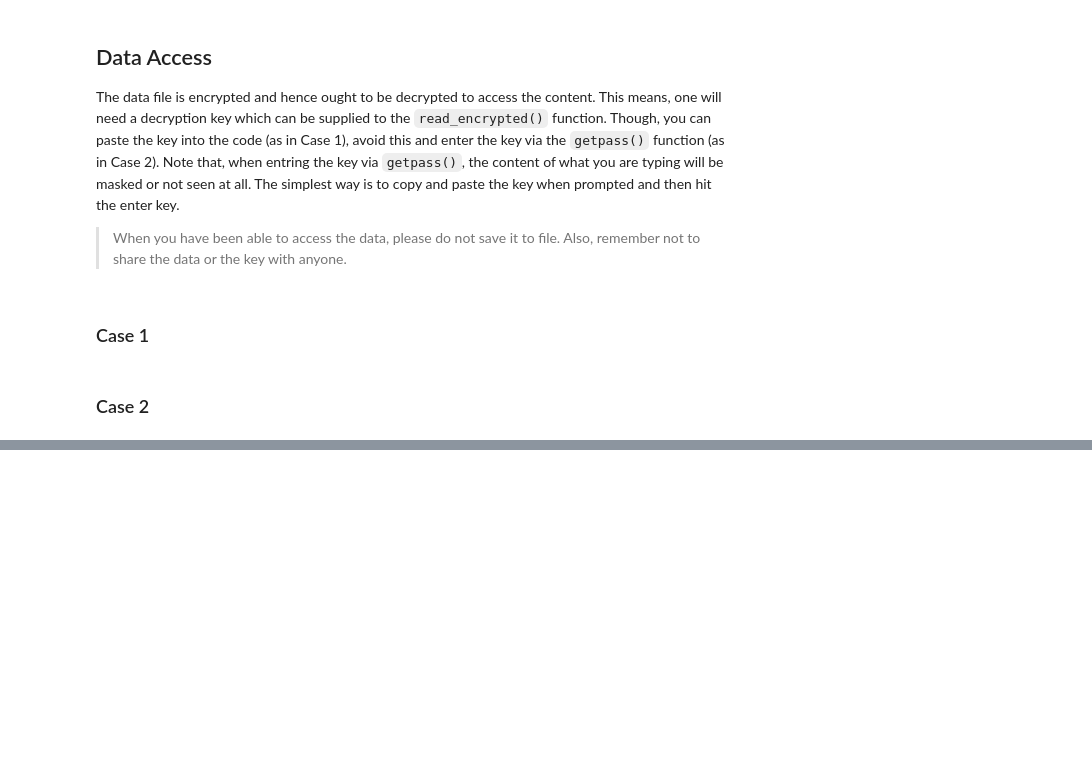
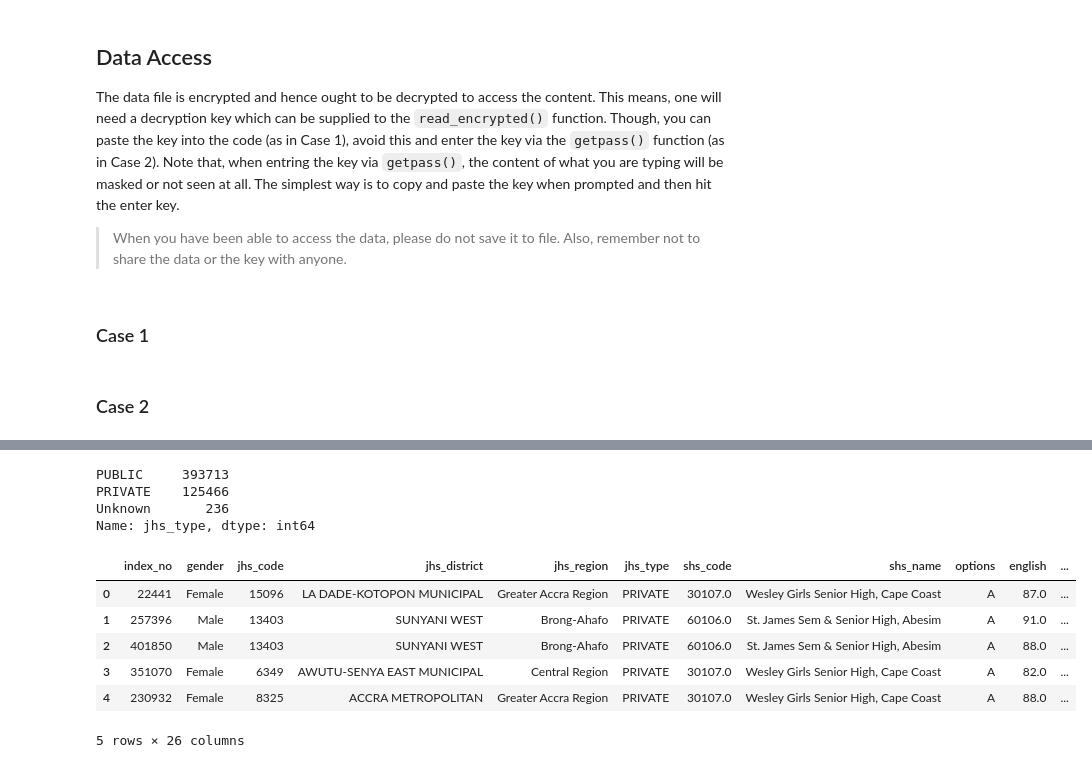
Before and after one commit to geshun/gh-bece-placement, a Jupyter notebook: bece-placement.ipynb, the cells around one changed output, grey strips where cells are left out. Cells and saved outputs as stored; diff of their text form; code cells hidden in the pictures; blank space fills up the shorter version.

```diff
--- a/bece-placement.ipynb
+++ b/bece-placement.ipynb
@@ -22,0 +114,2 @@ df.shape
+# %%
+df['dtrack'] = df['dtrack'].str.title()
@@ -22,0 +362,35 @@ df.shape
+# %%
+def mutate_elective(x):
+    if x in ["B.D.T./PRE-TECH", "B.D.T/PRE-TECH", "BDT/PRE-TECH", "B.D.T./PRE-TECH."]:
+        return "BDT Pre-Tech."
+    elif x in ["B.D.T./HOME ECONS.", "BDT/HOME ECONS"]:
+        return "BDT Home Econs."
+    elif x in ["REL.& MORAL EDUC.", "RME", "REL.& MORAL EDUC"]:
+        return "Rel. & Moral Educ."
+    elif x in ["INFO. & COMM.TECH.", "ICT"]:
+        return "Info. & Comm. Tech."
+    elif x in ["B.D.T./VISUAL ARTS"]:
+        return "BDT Visual Arts"
+    else:
+        return x.title()
+# %%
+df['best_elective_1_name'] = df['best_elective_1_name'].map(mutate_elective, na_action="ignore")
+# %%
+df['best_elective_2_name'] = df['best_elective_2_name'].map(mutate_elective, na_action="ignore")
+# %%
+df["jhs_type"].value_counts()
+# %% [output]
+PUBLIC     393713
+PRIVATE    125466
+Unknown       236
+Name: jhs_type, dtype: int64
+# %%
+df.head()
+# %% [output]
+|  | index_no | gender | jhs_code | jhs_district | jhs_region | jhs_type | shs_code | shs_name | options | english | ... |
+| 0 | 22441 | Female | 15096 | LA DADE-KOTOPON MUNICIPAL | Greater Accra Region | PRIVATE | 30107.0 | Wesley Girls Senior High, Cape Coast | A | 87.0 | ... |
+| 1 | 257396 | Male | 13403 | SUNYANI WEST | Brong-Ahafo | PRIVATE | 60106.0 | St. James Sem & Senior High, Abesim | A | 91.0 | ... |
+| 2 | 401850 | Male | 13403 | SUNYANI WEST | Brong-Ahafo | PRIVATE | 60106.0 | St. James Sem & Senior High, Abesim | A | 88.0 | ... |
+| 3 | 351070 | Female | 6349 | AWUTU-SENYA EAST MUNICIPAL | Central Region | PRIVATE | 30107.0 | Wesley Girls Senior High, Cape Coast | A | 82.0 | ... |
+| 4 | 230932 | Female | 8325 | ACCRA METROPOLITAN | Greater Accra Region | PRIVATE | 30107.0 | Wesley Girls Senior High, Cape Coast | A | 88.0 | ... |
+5 rows × 26 columns
```
Also changed, not shown: parts of 22 cells of this notebook.
